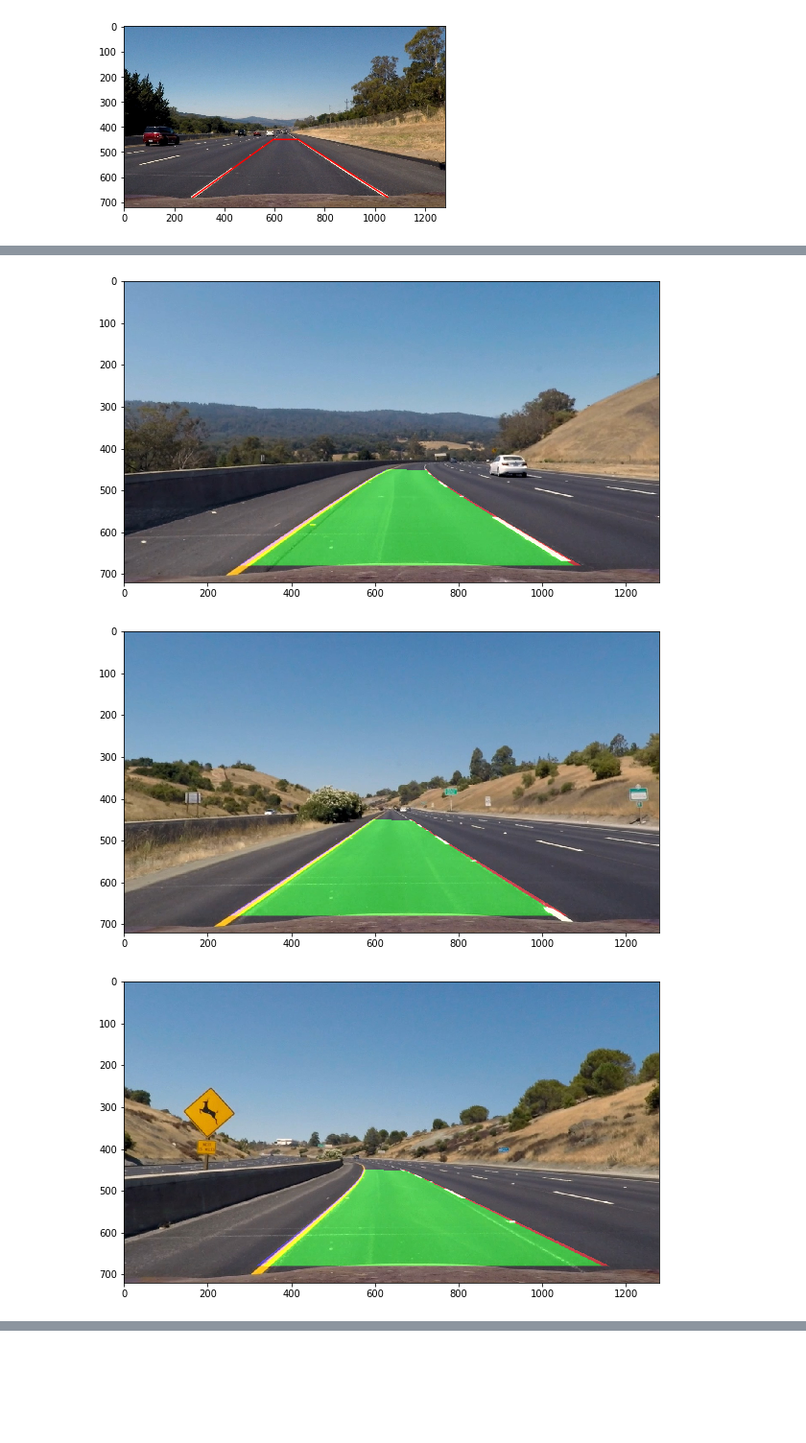
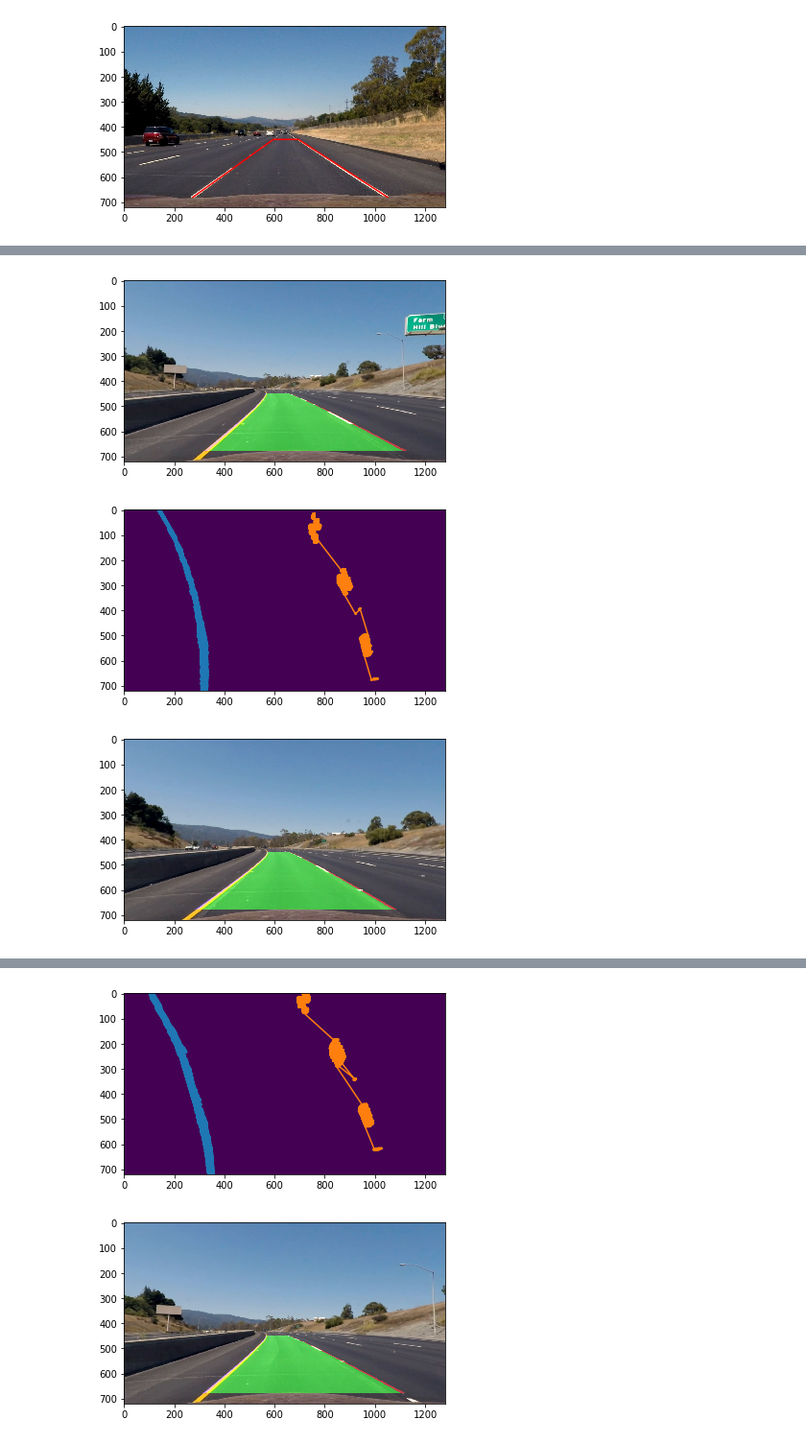
Before and after one commit to eetti/CarND-Advanced-Lane-Lines, a Jupyter notebook: advanced_lane_finding.ipynb, the cells around one changed output, grey strips where cells are left out. Shown at 96% size. Cells and saved outputs as stored; diff of their text form; code cells hidden in the pictures; blank space fills up the shorter version.

```diff
--- a/advanced_lane_finding.ipynb
+++ b/advanced_lane_finding.ipynb
@@ -40,8 +40,8 @@ for image in test_images[2:]:
 [figure]
 # %%
 def polyfit(warped):
-    # Use peaks of column activations to determine lane start points
-    colsums = np.sum(warped, axis=0)
+    # Use peaks of column activations from y=500 onward (bottom 220 pixels) to determine lane start points
+    colsums = np.sum(warped[500:], axis=0)
     midpoint = warped.shape[1] // 2
     left_current = np.argmax(colsums[0:midpoint])
     right_current = np.argmax(colsums[midpoint:]) + midpoint
@@ -98,12 +98,12 @@ def threshold_image(image):
     sobel_mag = np.sqrt(sobelx**2 + sobely**2)
     scaled_sobel_mag = np.uint8(sobel_mag / np.max(sobel_mag) * 255)
 
-    saturation_sobelx = cv2.Sobel(saturation, cv2.CV_64F, 1, 0, ksize=5)
-    saturation_sobely = cv2.Sobel(saturation, cv2.CV_64F, 0, 1, ksize=5)
-    saturation_sobel_mag = np.sqrt(saturation_sobelx**2 + saturation_sobely**2)
+#     saturation_sobelx = cv2.Sobel(saturation, cv2.CV_64F, 1, 0, ksize=5)
+#     saturation_sobely = cv2.Sobel(saturation, cv2.CV_64F, 0, 1, ksize=5)
+#     saturation_sobel_mag = np.sqrt(saturation_sobelx**2 + saturation_sobely**2)
 
     binary = np.zeros_like(gray)
-    search = ((scaled_sobel_mag > 120) | (saturation > 120)) & (red > 80) & (saturation_sobel_mag > 1000)
+    search = ((scaled_sobel_mag > 120) | (saturation > 120)) & (red > 80)
     binary[search] = 1
 
     return binary
@@ -118,8 +118,9 @@ def warp_image(image, invert=False):
     warped = cv2.warpPerspective(image, M, (1280, 720))
     return warped
 # %%
-previous = ([0,0,0], [0,0,0], 0) # left poly, right poly, ROC
+debug = False
 def pipeline(image):
+    distorted_image = image
     image = cv2.undistort(image, camera_matrix, distortion)
     binary = threshold_image(image)
     warped = warp_image(binary)
@@ -127,6 +128,12 @@ def pipeline(image):
     left_poly, right_poly, left_points, right_points = polyfit(warped)
     left_calc = np.poly1d(left_poly)
     right_calc = np.poly1d(right_poly)
+
+    if debug:
+        plt.figure()
+        plt.imshow(warped)
+        plt.plot(left_points[:,1], left_points[:,0])
+        plt.plot(right_points[:,1], right_points[:,0])
 
     # Radius of curvature
     lane_width_pixels = right_calc(720) - left_calc(720)
@@ -136,6 +143,8 @@ def pipeline(image):
     roc_left = radius_curvature(world_left_poly, 720)
     roc_right = radius_curvature(world_right_poly, 720)
     roc_diff = abs(roc_left - roc_right) / max(roc_right, roc_left)
+    if debug:
+        print(roc_diff)
 
     # draw curves onto image
     warp_zero = np.zeros_like(warped).astype(np.uint8)
@@ -152,11 +161,13 @@ def pipeline(image):
 
     return result
 # %%
-test_images = [mpimg.imread('test_images/' + filename) for filename in os.listdir('test_images')]
+test_images = [mpimg.imread('bad_frames/' + filename) for filename in os.listdir('bad_frames')]
 for i, image in enumerate(test_images):
     hard = (0,1,6,7)
     easy = (2,3,4,5)
-    if i < 10:
-        plt.figure(figsize=(10,15))
-        plt.imshow(pipeline(image))
+    if i < 20:
+        image = np.uint8(image * 255)[:,:,0:3]
+        piped = pipeline(image)
+        plt.figure()
+        plt.imshow(piped)
 # %% [output]
@@ -166,3 +191,3 @@ for i, image in enumerate(test_images):
-[figure, old version]
+[figure, new version]
-[figure, old version]
+[figure, new version]
-[figure, old version]
+[figure, new version]
@@ -170,0 +196,2 @@ for i, image in enumerate(test_images):
+[figure, added]
+[figure, added]
```
Also changed, not shown: parts of 2 cells of this notebook.
